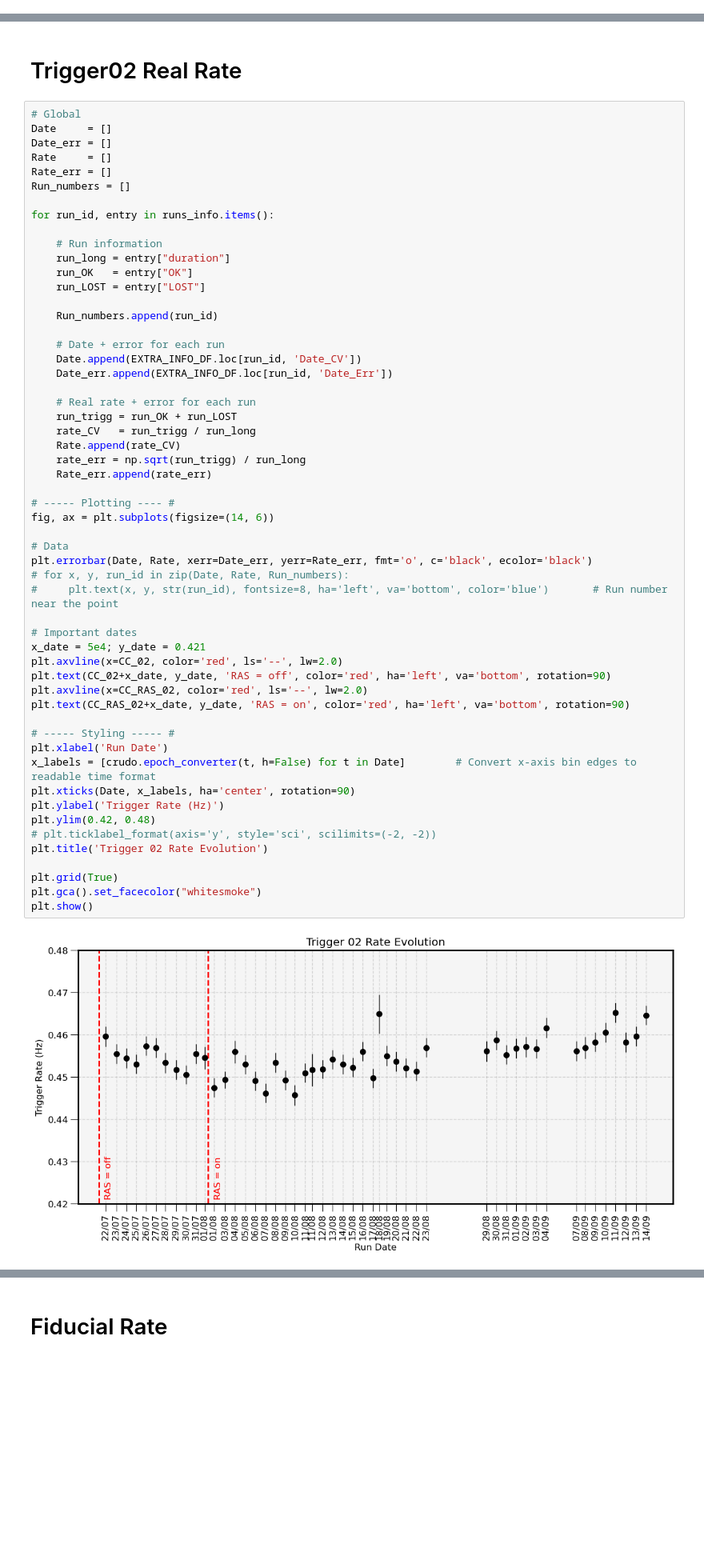
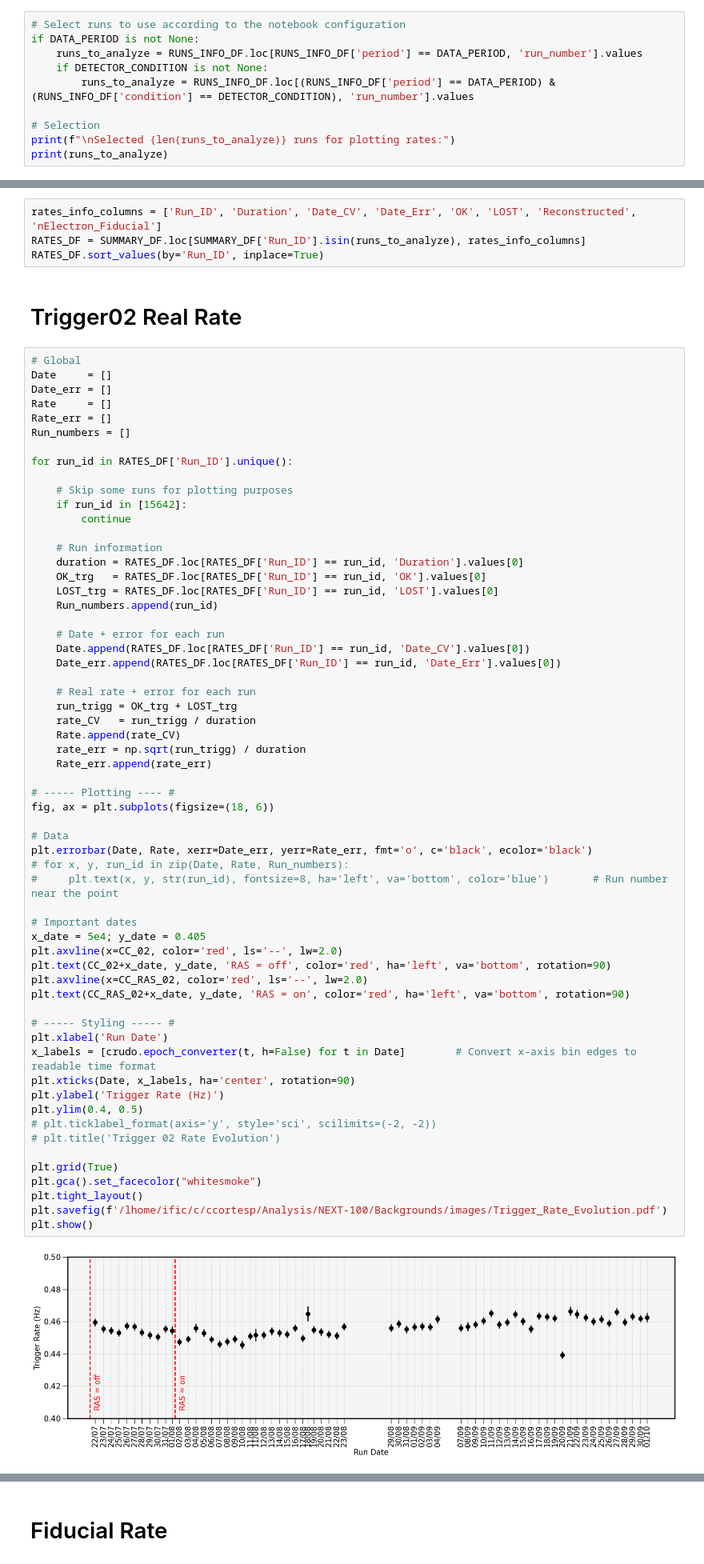
Before and after one commit to camacortespar/next-analysis, a Jupyter notebook: NEXT-100/Backgrounds/04_Rate_Plots.ipynb, the cells around one changed output, grey strips where cells are left out. Shown at 80% size. Cells and saved outputs as stored; diff of their text form; blank space fills up the shorter version.

Commit message:
Changes in how we plot the rate, reading information from the csv. Need to be finished.

```diff
--- a/NEXT-100/Backgrounds/04_Rate_Plots.ipynb
+++ b/NEXT-100/Backgrounds/04_Rate_Plots.ipynb
@@ -183,0 +65,10 @@ CC_RAS_02  = 1754035200   # Castle = closed & RAS = on
+# %%
+# Select runs to use according to the notebook configuration
+if DATA_PERIOD is not None:
+    runs_to_analyze = RUNS_INFO_DF.loc[RUNS_INFO_DF['period'] == DATA_PERIOD, 'run_number'].values
+    if DETECTOR_CONDITION is not None:
+        runs_to_analyze = RUNS_INFO_DF.loc[(RUNS_INFO_DF['period'] == DATA_PERIOD) & (RUNS_INFO_DF['condition'] == DETECTOR_CONDITION), 'run_number'].values
+
+# Selection
+print(f"\nSelected {len(runs_to_analyze)} runs for plotting rates:")
+print(runs_to_analyze)
@@ -184,3 +83,7 @@ CC_RAS_02  = 1754035200   # Castle = closed & RAS = on
+# %%
+rates_info_columns = ['Run_ID', 'Duration', 'Date_CV', 'Date_Err', 'OK', 'LOST', 'Reconstructed', 'nElectron_Fiducial']
+RATES_DF = SUMMARY_DF.loc[SUMMARY_DF['Run_ID'].isin(runs_to_analyze), rates_info_columns]
+RATES_DF.sort_values(by='Run_ID', inplace=True)
 # %% [markdown]
 # Trigger02 Real Rate
 # %%
@@ -191,54 +94,59 @@ Rate     = []
 Rate_err = []
 Run_numbers = []
 
-for run_id, entry in runs_info.items():
+for run_id in RATES_DF['Run_ID'].unique():
+
+    # Skip some runs for plotting purposes
+    if run_id in [15642]:
+        continue
 
     # Run information
-    run_long = entry["duration"]
-    run_OK   = entry["OK"]
-    run_LOST = entry["LOST"]
-
+    duration = RATES_DF.loc[RATES_DF['Run_ID'] == run_id, 'Duration'].values[0]
+    OK_trg   = RATES_DF.loc[RATES_DF['Run_ID'] == run_id, 'OK'].values[0]
+    LOST_trg = RATES_DF.loc[RATES_DF['Run_ID'] == run_id, 'LOST'].values[0]
     Run_numbers.append(run_id)
 
     # Date + error for each run
-    Date.append(EXTRA_INFO_DF.loc[run_id, 'Date_CV'])
-    Date_err.append(EXTRA_INFO_DF.loc[run_id, 'Date_Err'])
+    Date.append(RATES_DF.loc[RATES_DF['Run_ID'] == run_id, 'Date_CV'].values[0])
+    Date_err.append(RATES_DF.loc[RATES_DF['Run_ID'] == run_id, 'Date_Err'].values[0])
 
     # Real rate + error for each run
-    run_trigg = run_OK + run_LOST
-    rate_CV   = run_trigg / run_long
+    run_trigg = OK_trg + LOST_trg
+    rate_CV   = run_trigg / duration
     Rate.append(rate_CV)
-    rate_err = np.sqrt(run_trigg) / run_long
+    rate_err = np.sqrt(run_trigg) / duration
     Rate_err.append(rate_err)
 
 # ----- Plotting ---- #
-fig, ax = plt.subplots(figsize=(14, 6))
+fig, ax = plt.subplots(figsize=(18, 6))
 
 # Data
 plt.errorbar(Date, Rate, xerr=Date_err, yerr=Rate_err, fmt='o', c='black', ecolor='black')
 # for x, y, run_id in zip(Date, Rate, Run_numbers):
 #     plt.text(x, y, str(run_id), fontsize=8, ha='left', va='bottom', color='blue')       # Run number near the point
 
 # Important dates
-x_date = 5e4; y_date = 0.421
+x_date = 5e4; y_date = 0.405
 plt.axvline(x=CC_02, color='red', ls='--', lw=2.0)
 plt.text(CC_02+x_date, y_date, 'RAS = off', color='red', ha='left', va='bottom', rotation=90)
 plt.axvline(x=CC_RAS_02, color='red', ls='--', lw=2.0)
 plt.text(CC_RAS_02+x_date, y_date, 'RAS = on', color='red', ha='left', va='bottom', rotation=90)
 
 # ----- Styling ----- #
 plt.xlabel('Run Date')
 x_labels = [crudo.epoch_converter(t, h=False) for t in Date]        # Convert x-axis bin edges to readable time format
 plt.xticks(Date, x_labels, ha='center', rotation=90)
 plt.ylabel('Trigger Rate (Hz)')
-plt.ylim(0.42, 0.48)
+plt.ylim(0.4, 0.5)
 # plt.ticklabel_format(axis='y', style='sci', scilimits=(-2, -2))
-plt.title('Trigger 02 Rate Evolution')
+# plt.title('Trigger 02 Rate Evolution')
 
 plt.grid(True)
 plt.gca().set_facecolor("whitesmoke")
+plt.tight_layout()
+plt.savefig(f'/lhome/ific/c/ccortesp/Analysis/NEXT-100/Backgrounds/images/Trigger_Rate_Evolution.pdf')
 plt.show()
 # %% [output]
-[figure, old version]
+[figure, new version]
 # %% [markdown]
 # Reconstructed Rate
```
Also changed, not shown: parts of 12 cells of this notebook, 1 other file.
